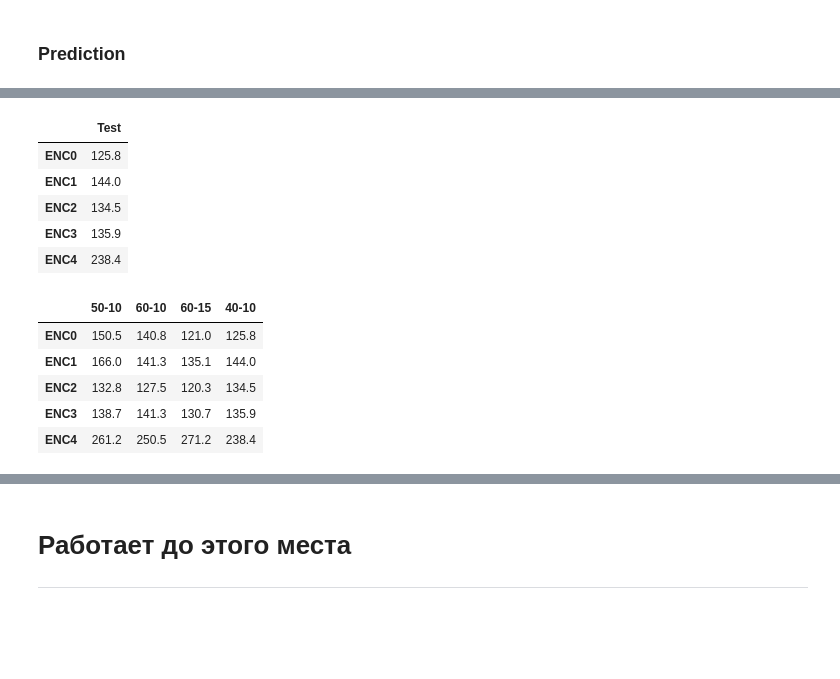
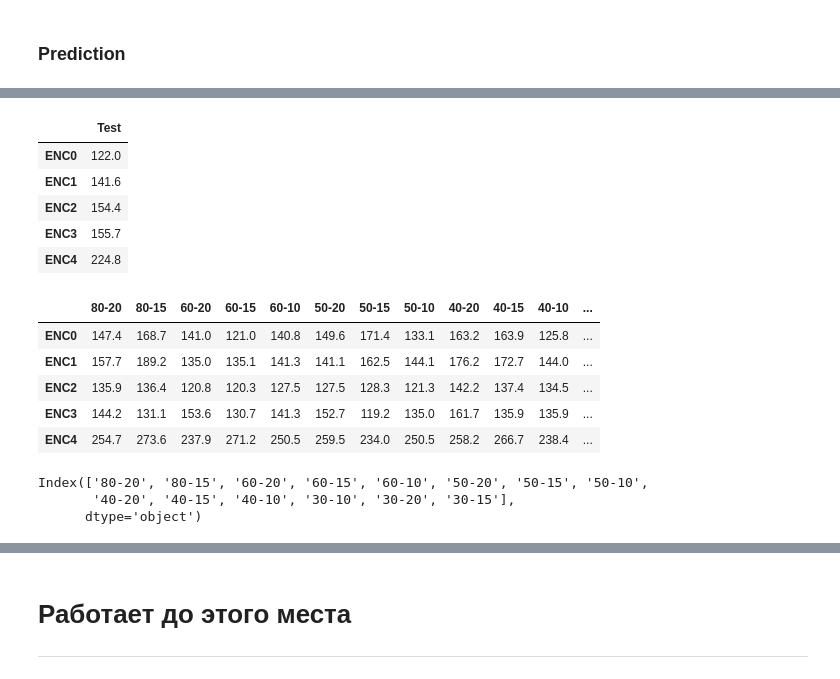
Before and after one commit to Internship-moto/Gestures_3, a Jupyter notebook: notebooks/Gestures_3.ipynb, the cells around one changed output, grey strips where cells are left out. Drawn from its saved outputs; the diff is of its cells as text; code cells hidden in the pictures; blank space fills up the shorter version.

```diff
--- a/notebooks/Gestures_3.ipynb
+++ b/notebooks/Gestures_3.ipynb
@@ -227,11 +218,11 @@ print('X: ', X.shape, 'y: ', y.shape)
 # %% [output]
 X:  (39197, 50) y:  (39197, 5)
 # %%
-# # Split data by 3 samples: train, test and valid
-# X_train, X_test, y_train, y_test= train_test_split(X, y, shuffle=False, test_size=0.2,  random_state=seed_value)
-# #X_test, X_valid, y_test, y_valid  = train_test_split(X_test, y_test, test_size=0.5, random_state=seed_value)
+# Split data by 3 samples: train, test and valid
+X_train, X_test, y_train, y_test= train_test_split(X, y, shuffle=False, test_size=0.2,  random_state=seed_value)
+#X_test, X_valid, y_test, y_valid  = train_test_split(X_test, y_test, test_size=0.5, random_state=seed_value)
 
-# # Check samples shapes
-# print('Train shape: {}'.format(X_train.shape))
-# print('Test shape:  {}'.format(X_test.shape))
-# #print('Valid shape: {}'.format(X_valid.shape))
+# Check samples shapes
+print('Train shape: {}'.format(X_train.shape))
+print('Test shape:  {}'.format(X_test.shape))
+#print('Valid shape: {}'.format(X_valid.shape))
@@ -238,6 +234,6 @@ X:  (39197, 50) y:  (39197, 5)
 # %%
-train_test = int(len(X)*0.8)
-X_train, y_train = X[:train_test], y[:train_test] # ~80% train
-X_test, y_test = X[train_test:], y[train_test:] # ~20% test
-print('X_train', X_train.shape, 'X_test', X_test.shape)
-print('y_train', y_train.shape, 'y_test', y_test.shape)
+# train_test = int(len(X)*0.8)
+# X_train, y_train = X[:train_test], y[:train_test] # ~80% train
+# X_test, y_test = X[train_test:], y[train_test:] # ~20% test
+# print('X_train', X_train.shape, 'X_test', X_test.shape)
+# print('y_train', y_train.shape, 'y_test', y_test.shape)
@@ -567,7 +562,7 @@ plot_history(history, model.name)
 ### Prediction
 # %%
 # Loanding saved model
-model = tf.keras.models.load_model(os.path.join(config.PATH_MODEL, 'LSTM-40-10.hdf5'))
+model = tf.keras.models.load_model(os.path.join(config.PATH_MODEL, 'LSTM-30-5.hdf5'))
 
 y_pred_test = np.round(model.predict(X_test[None, :])[0]*100)
 y_pred_train = np.round(model.predict(X_train[None, :])[0]*100)
@@ -601,19 +596,20 @@ get_signals_comparison_plot(y_test, y_pred_test, only_test=True)
 # %%
 # Загрузка сохраненного списка
 split_metrics =  pd.read_csv(os.path.join(PATH, 'split_metrics.csv'), index_col=0)
 #split_metrics
-split_metrics['40-10'] = get_mse(y_test, y_pred_test)
+#split_metrics.drop(['50-10', '60-10', '60-15'], axis=1, inplace=True)
+split_metrics['30-5'] = get_mse(y_test, y_pred_test)
 split_metrics
 # %% [output]
 |  | Test |
-| ENC0 | 125.8 |
-| ENC1 | 144.0 |
-| ENC2 | 134.5 |
-| ENC3 | 135.9 |
-| ENC4 | 238.4 |
+| ENC0 | 122.0 |
+| ENC1 | 141.6 |
+| ENC2 | 154.4 |
+| ENC3 | 155.7 |
+| ENC4 | 224.8 |
-|  | 50-10 | 60-10 | 60-15 | 40-10 |
-| ENC0 | 150.5 | 140.8 | 121.0 | 125.8 |
-| ENC1 | 166.0 | 141.3 | 135.1 | 144.0 |
-| ENC2 | 132.8 | 127.5 | 120.3 | 134.5 |
-| ENC3 | 138.7 | 141.3 | 130.7 | 135.9 |
-| ENC4 | 261.2 | 250.5 | 271.2 | 238.4 |
+|  | 80-20 | 80-15 | 60-20 | 60-15 | 60-10 | 50-20 | 50-15 | 50-10 | 40-20 | 40-15 | 40-10 | ... |
+| ENC0 | 147.4 | 168.7 | 141.0 | 121.0 | 140.8 | 149.6 | 171.4 | 133.1 | 163.2 | 163.9 | 125.8 | ... |
+| ENC1 | 157.7 | 189.2 | 135.0 | 135.1 | 141.3 | 141.1 | 162.5 | 144.1 | 176.2 | 172.7 | 144.0 | ... |
+| ENC2 | 135.9 | 136.4 | 120.8 | 120.3 | 127.5 | 127.5 | 128.3 | 121.3 | 142.2 | 137.4 | 134.5 | ... |
+| ENC3 | 144.2 | 131.1 | 153.6 | 130.7 | 141.3 | 152.7 | 119.2 | 135.0 | 161.7 | 135.9 | 135.9 | ... |
+| ENC4 | 254.7 | 273.6 | 237.9 | 271.2 | 250.5 | 259.5 | 234.0 | 250.5 | 258.2 | 266.7 | 238.4 | ... |
@@ -619,0 +618,6 @@ split_metrics
+# %%
+split_metrics.columns
+# %% [output]
+Index(['80-20', '80-15', '60-20', '60-15', '60-10', '50-20', '50-15', '50-10',
+       '40-20', '40-15', '40-10', '30-10', '30-20', '30-15'],
+      dtype='object')
```
Also changed, not shown: parts of 20 cells of this notebook.
